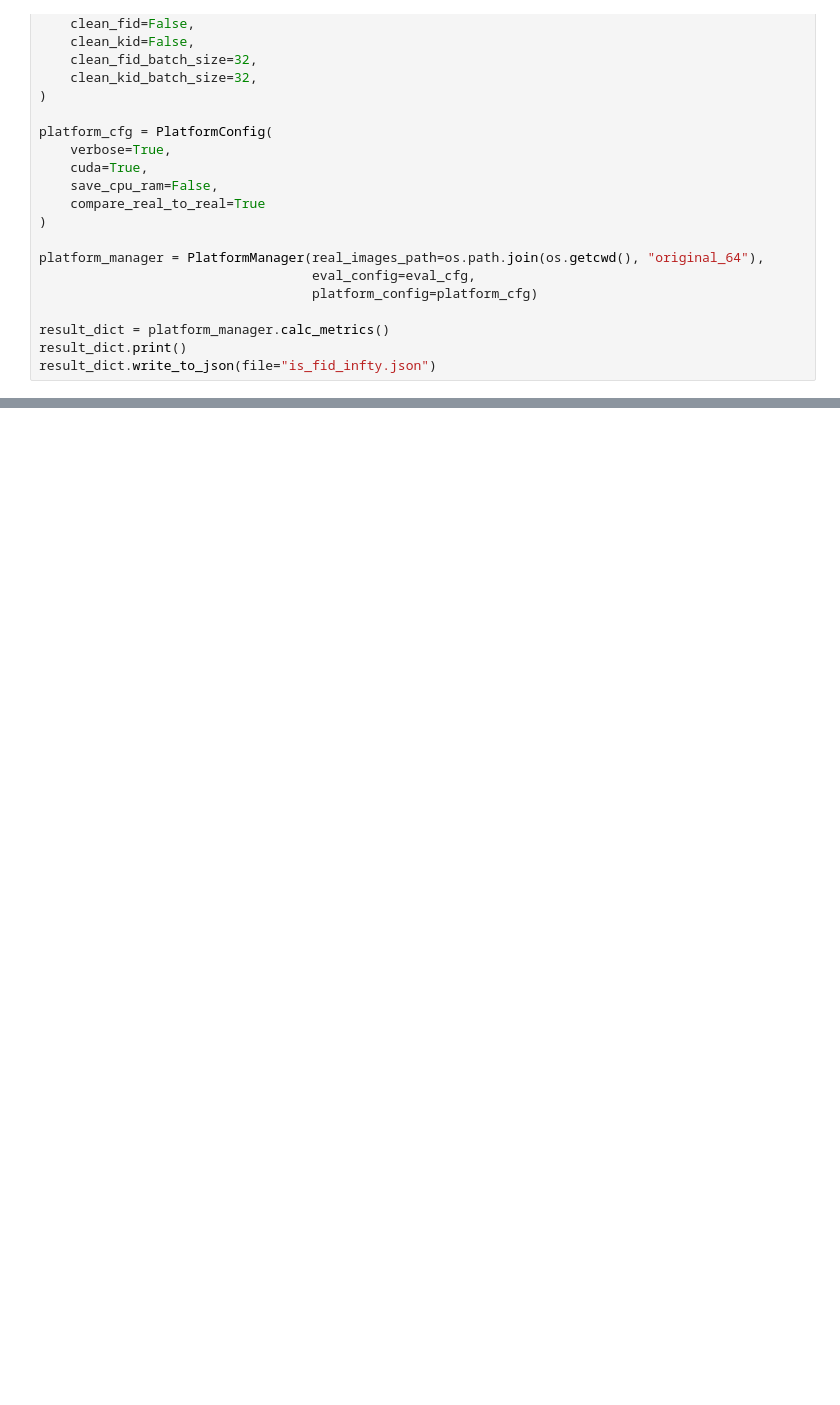
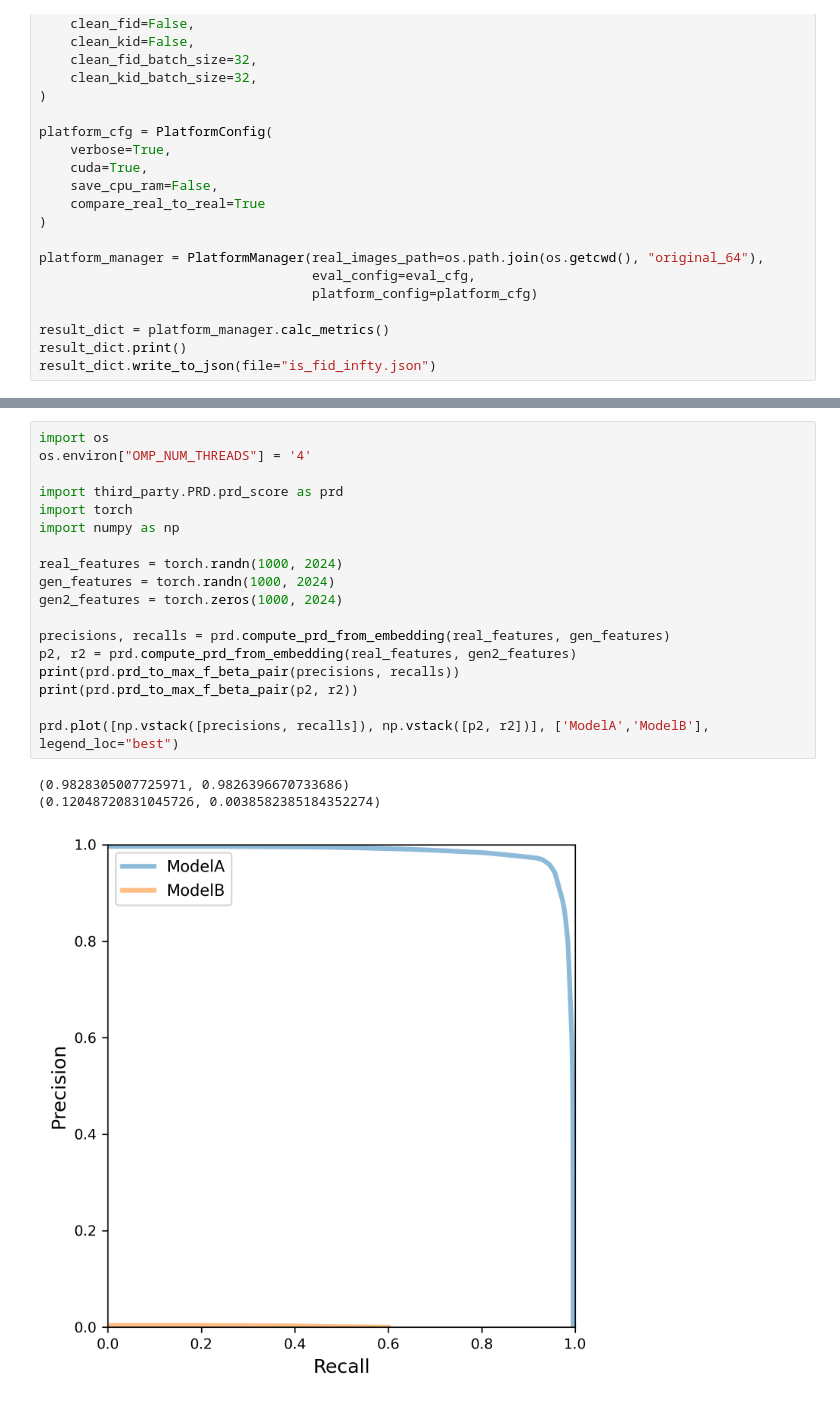
Before and after one commit to zqirui/GIM-evaluation, a Jupyter notebook: playground.ipynb, the cells around one changed output, grey strips where cells are left out. Cells and saved outputs as stored; diff of their text form; blank space fills up the shorter version.

```diff
--- a/playground.ipynb
+++ b/playground.ipynb
@@ -154,0 +154,22 @@ C2ST Adaptive KNN Normalized: 1.0
+# %%
+import os
+os.environ["OMP_NUM_THREADS"] = '4'
+
+import third_party.PRD.prd_score as prd
+import torch
+import numpy as np
+
+real_features = torch.randn(1000, 2024)
+gen_features = torch.randn(1000, 2024)
+gen2_features = torch.zeros(1000, 2024)
+
+precisions, recalls = prd.compute_prd_from_embedding(real_features, gen_features)
+p2, r2 = prd.compute_prd_from_embedding(real_features, gen2_features)
+print(prd.prd_to_max_f_beta_pair(precisions, recalls))
+print(prd.prd_to_max_f_beta_pair(p2, r2))
+
+prd.plot([np.vstack([precisions, recalls]), np.vstack([p2, r2])], ['ModelA','ModelB'], legend_loc="best")
+# %% [output]
+(0.9828305007725971, 0.9826396670733686)
+(0.12048720831045726, 0.0038582385184352274)
+[figure, added]
```
Also changed, not shown: parts of 2 cells of this notebook, 15 other files.
